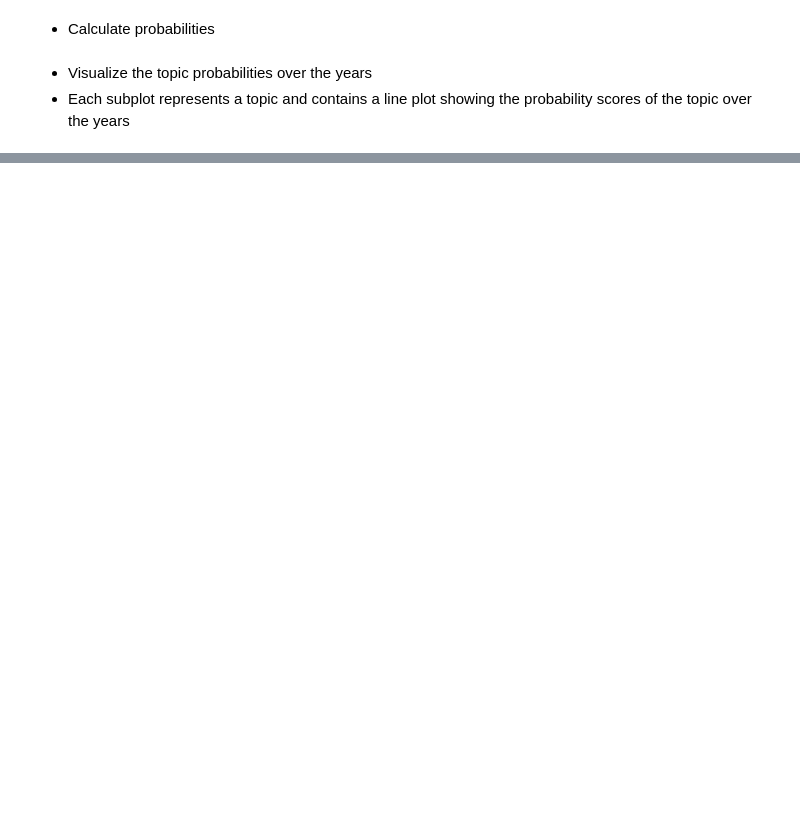
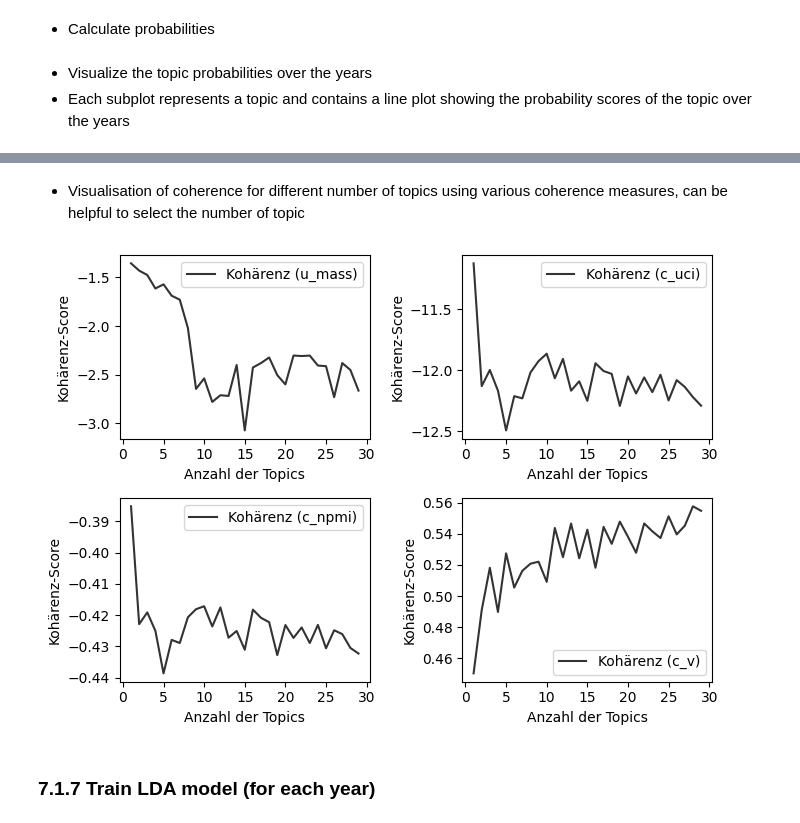
Before and after one commit to schmcklr/skill_extractor, a Jupyter notebook: (III)_text_preprocessing_and_analysis.ipynb, the cells around one changed output, grey strips where cells are left out. Drawn from its saved outputs; the diff is of its cells as text; code cells hidden in the pictures; blank space fills up the shorter version.

```diff
--- a/(III)_text_preprocessing_and_analysis.ipynb
+++ b/(III)_text_preprocessing_and_analysis.ipynb
@@ -2022,23 +1986 @@ visualization_with_vis(model, corpus, dictionary,'overall')
-# %%
-from gensim.corpora import Dictionary
-from gensim.models import TfidfModel
-
-# Create dictionary representation of the documents
-dictionary = Dictionary(filtered_docs_all)
-
-# Extract the frequency of each token from the corpus
-token_frequencies = {}
-for doc in corpus:
-    tokens_in_doc = set()
-    for token_id, freq in doc:
-        token = dictionary[token_id]
-        if token not in tokens_in_doc:
-            tokens_in_doc.add(token)
-            if token in token_frequencies:
-                token_frequencies[token] += 1
-            else:
-                token_frequencies[token] = 1
-
-# Sort the tokens by descending frequency
-sorted_tokens = sorted(token_frequencies.items(), key=lambda x: x[1], reverse=True)
 # %% [markdown]
@@ -2123,3 +2148,12 @@ plt.show()
+# %% [markdown]
+* Visualisation of coherence for different number of topics using various coherence measures, can be helpful to select the number of topic
+# %%
+if calculate_coherence:
+  plot_coherence_scores(gensim_lda_coherence_values_cv, gensim_lda_coherence_values_u_mass, gensim_lda_coherence_values_c_uci, gensim_lda_coherence_values_c_npmi)
+# %% [output]
+[figure, added]
+# %% [markdown]
+### 7.1.7 Train LDA model (for each year)
 # %%
 import warnings
 from gensim.models import LdaModel
```
Also changed, not shown: parts of 107 cells of this notebook.
